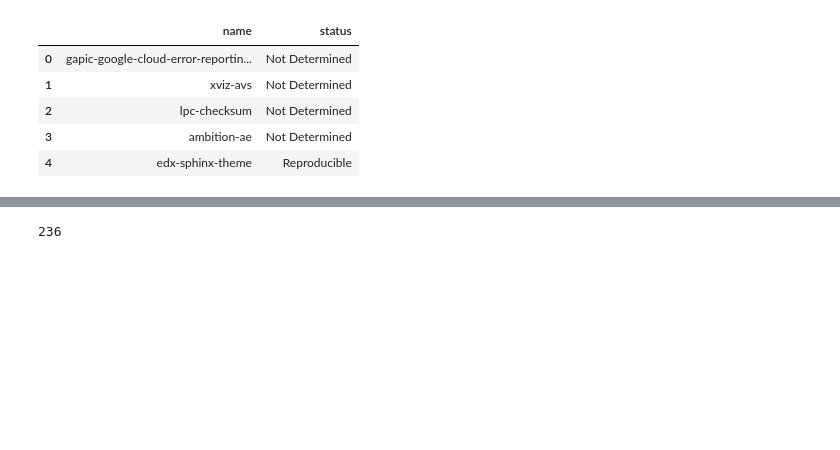
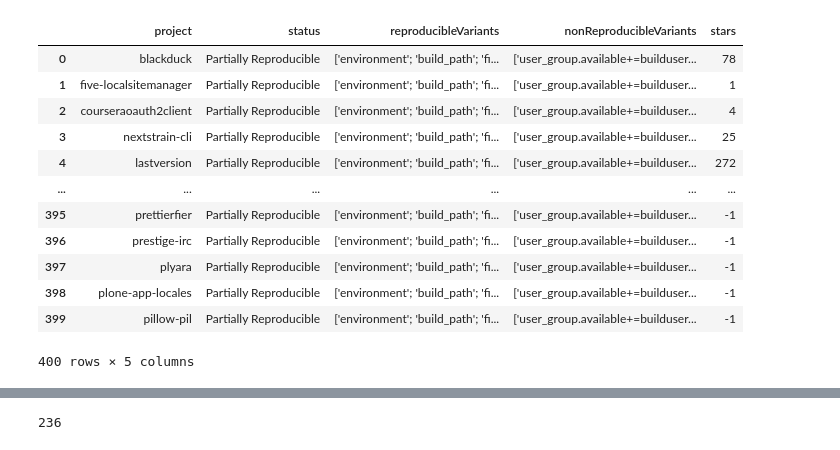
Before and after one commit to DEVSOG12/mavenRepoTest, a Jupyter notebook: analyzingData/index.ipynb, the cells around one changed output, grey strips where cells are left out. Cells and saved outputs as stored; diff of their text form; code cells hidden in the pictures; blank space fills up the shorter version.

```diff
--- a/analyzingData/index.ipynb
+++ b/analyzingData/index.ipynb
@@ -8,9 +5,23 @@ dataframe = pandas.read_csv("data/records_300_n.csv", header=0)
+# %%
+# load dataset
+dataframe = pandas.read_csv("data/recordsTestingPlainAfterEpoch.csv", header=0)
+dataframe2 = pandas.read_csv("data/recordsTestingPlain.csv", header=0)
+
+dataframeS = pandas.read_csv("data/recordsTestingPlainTop100AfterEpoch.csv", header=0)
+goDataframe = pandas.read_csv("data/go_Random400Results.csv", header=0)
 # %%
-dataframe.head()
+dataframe.head(400)
 # %% [output]
-|  | name | status |
-| 0 | gapic-google-cloud-error-reportin... | Not Determined |
-| 1 | xviz-avs | Not Determined |
-| 2 | lpc-checksum | Not Determined |
-| 3 | ambition-ae | Not Determined |
-| 4 | edx-sphinx-theme | Reproducible |
+|  | project | status | reproducibleVariants | nonReproducibleVariants | stars |
+| 0 | blackduck | Partially Reproducible | ['environment'; 'build_path'; 'fi... | ['user_group.available+=builduser... | 78 |
+| 1 | five-localsitemanager | Partially Reproducible | ['environment'; 'build_path'; 'fi... | ['user_group.available+=builduser... | 1 |
+| 2 | courseraoauth2client | Partially Reproducible | ['environment'; 'build_path'; 'fi... | ['user_group.available+=builduser... | 4 |
+| 3 | nextstrain-cli | Partially Reproducible | ['environment'; 'build_path'; 'fi... | ['user_group.available+=builduser... | 25 |
+| 4 | lastversion | Partially Reproducible | ['environment'; 'build_path'; 'fi... | ['user_group.available+=builduser... | 272 |
+| ... | ... | ... | ... | ... | ... |
+| 395 | prettierfier | Partially Reproducible | ['environment'; 'build_path'; 'fi... | ['user_group.available+=builduser... | -1 |
+| 396 | prestige-irc | Partially Reproducible | ['environment'; 'build_path'; 'fi... | ['user_group.available+=builduser... | -1 |
+| 397 | plyara | Partially Reproducible | ['environment'; 'build_path'; 'fi... | ['user_group.available+=builduser... | -1 |
+| 398 | plone-app-locales | Partially Reproducible | ['environment'; 'build_path'; 'fi... | ['user_group.available+=builduser... | -1 |
+| 399 | pillow-pil | Partially Reproducible | ['environment'; 'build_path'; 'fi... | ['user_group.available+=builduser... | -1 |
+400 rows × 5 columns
```
Also changed, not shown: parts of 22 cells of this notebook, 16 other files.
